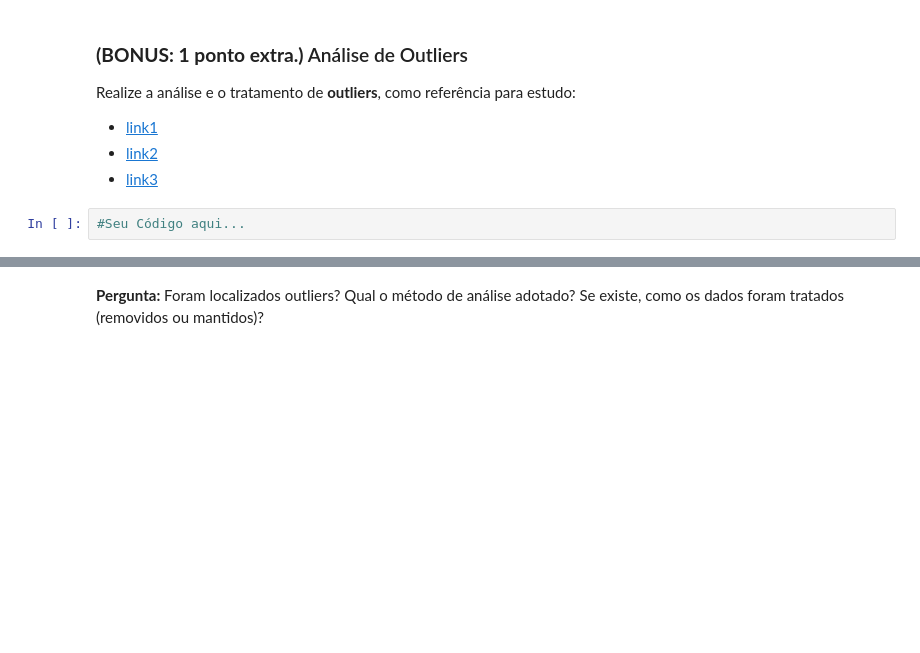
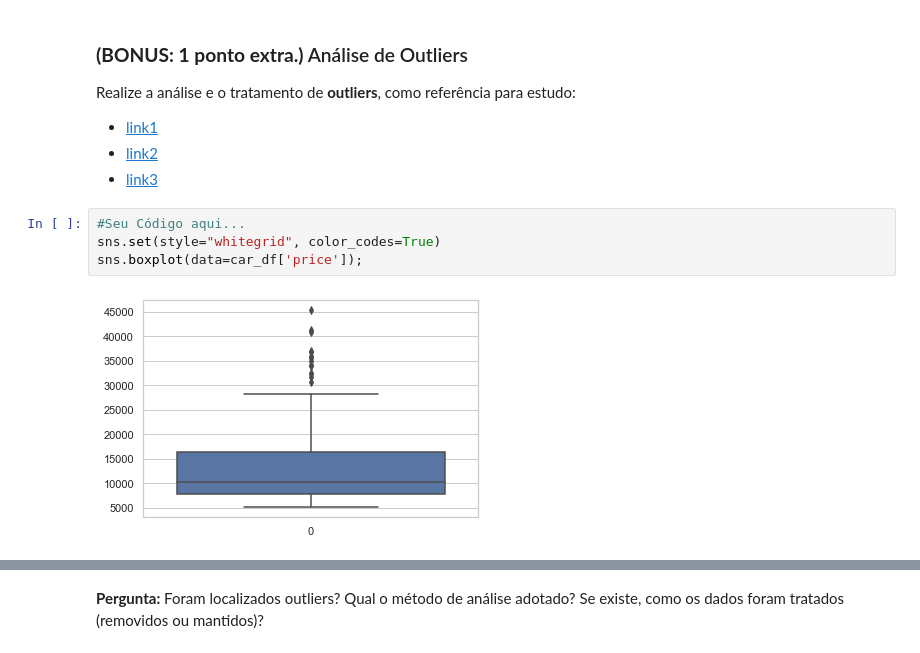
Before and after one commit to freddymtd/jupyter.python.aprendizado-de-maquina-Automobiles, a Jupyter notebook: base-proj.ipynb, the cells around one changed output, grey strips where cells are left out. Drawn from its saved outputs; the diff is of its cells as text; blank space fills up the shorter version.

```diff
--- a/base-proj.ipynb
+++ b/base-proj.ipynb
@@ -94,5 +316,9 @@ Realize a análise e o tratamento de **outliers**, como referência para estudo:
 * [link1](https://machinelearningmastery.com/model-based-outlier-detection-and-removal-in-python/)
 * [link2](https://towardsdatascience.com/4-machine-learning-techniques-for-outlier-detection-in-python-21e9cfacb81d)
 * [link3](https://minerandodados.com.br/tratando-outliers-python/)
-# %%
-#Seu Código aqui...
+# %%
+#Seu Código aqui...
+sns.set(style="whitegrid", color_codes=True)
+sns.boxplot(data=car_df['price']);
+# %% [output]
+[figure, added]
```
Also changed, not shown: parts of 47 cells of this notebook, 1 other file.
